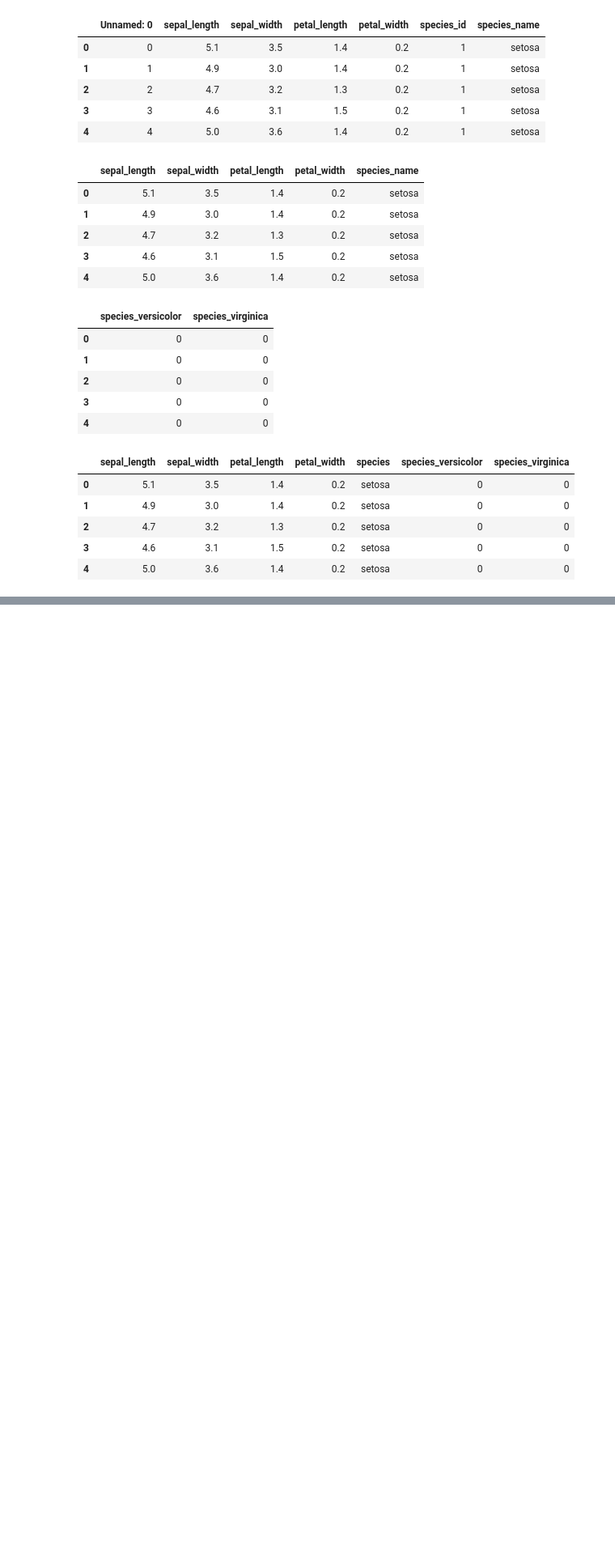
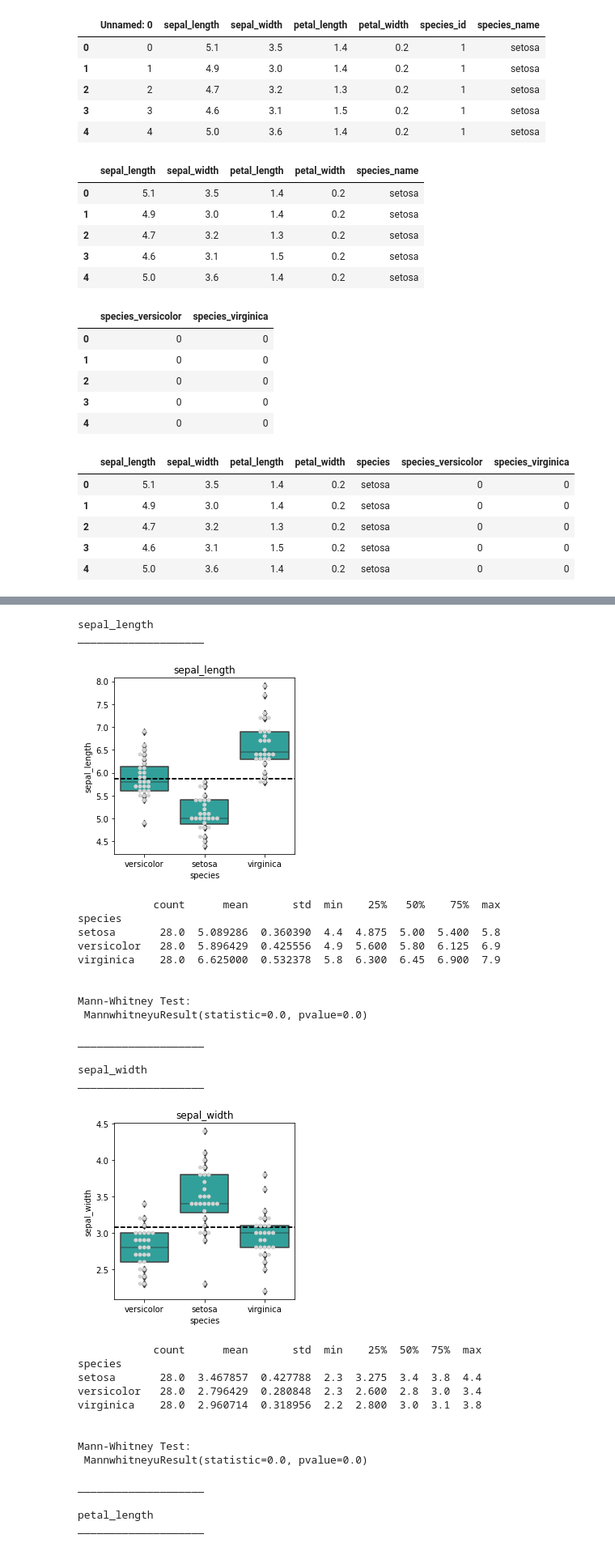
Before and after one commit to brandon-sharpe/classification-exercises, a Jupyter notebook: classification_exercises.ipynb, the cells around one changed output, grey strips where cells are left out. Shown: that part at 81% size. Cells and saved outputs as stored; diff of their text form; code cells hidden in the pictures; blank space fills up the shorter version.

```diff
--- a/classification_exercises.ipynb
+++ b/classification_exercises.ipynb
@@ -302,0 +404,37 @@ iris_df.head()
+# %%
+cat_vars = cat_vars[1:]
+# %%
+explore.explore_bivariate(train, 'species',cat_vars, quant_vars)
+# %% [output]
+sepal_length
+____________________
+[figure, added]
+            count      mean       std  min    25%   50%    75%  max
+species
+setosa       28.0  5.089286  0.360390  4.4  4.875  5.00  5.400  5.8
+versicolor   28.0  5.896429  0.425556  4.9  5.600  5.80  6.125  6.9
+virginica    28.0  6.625000  0.532378  5.8  6.300  6.45  6.900  7.9
+
+
+Mann-Whitney Test:
+ MannwhitneyuResult(statistic=0.0, pvalue=0.0)
+
+____________________
+
+sepal_width
+____________________
+[figure, added]
+            count      mean       std  min    25%  50%  75%  max
+species
+setosa       28.0  3.467857  0.427788  2.3  3.275  3.4  3.8  4.4
+versicolor   28.0  2.796429  0.280848  2.3  2.600  2.8  3.0  3.4
+virginica    28.0  2.960714  0.318956  2.2  2.800  3.0  3.1  3.8
+
+
+Mann-Whitney Test:
+ MannwhitneyuResult(statistic=0.0, pvalue=0.0)
+
+____________________
+
+petal_length
+____________________
```
Also changed, not shown: parts of 23 cells of this notebook, 2 other files.
